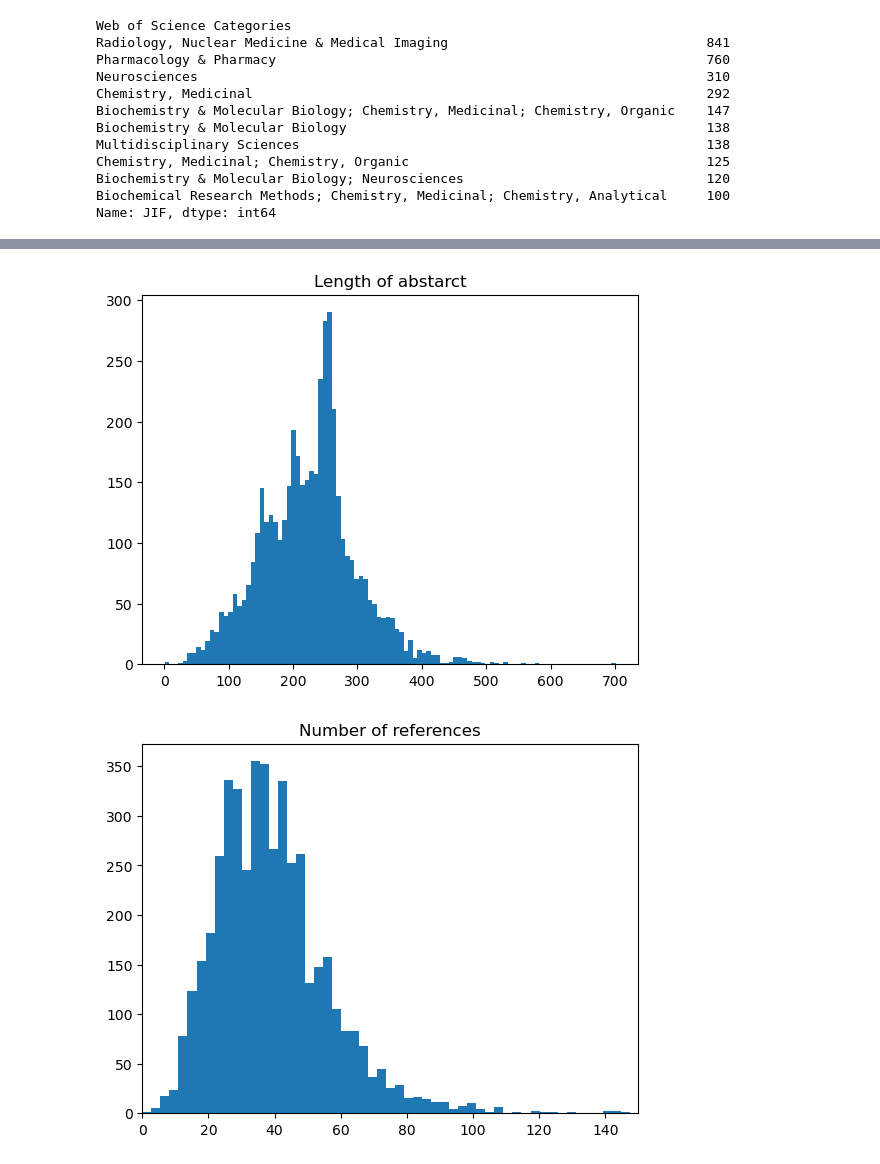
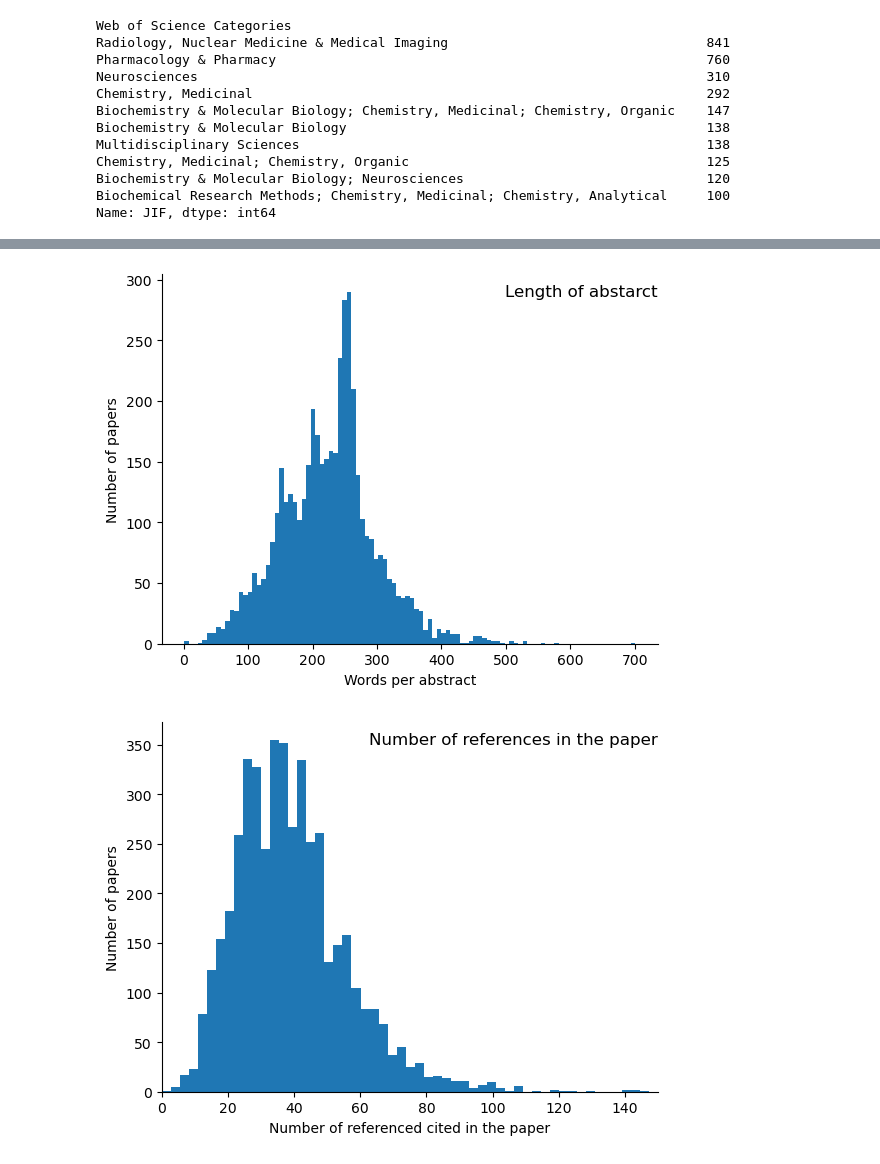
Before and after one commit to ArtemChemist/w266_project, a Jupyter notebook: EDA.ipynb, the cells around one changed output, grey strips where cells are left out. Cells and saved outputs as stored; diff of their text form; code cells hidden in the pictures.

```diff
--- a/EDA.ipynb
+++ b/EDA.ipynb
@@ -86,18 +102,29 @@ fig.savefig('Auth_hist.png', dpi=100)
 df['num_words'] = df['Abstract'].apply(lambda x: len(x.split(' ')))
 fig, ax = plt.subplots()
 ax.hist(df['num_words'], bins=100)
-ax.set_title('Length of abstarct')
-#ax.set_xlim(0,20)
+ax.set_title('Length of abstarct', y=1.0, loc='right', pad=-16)
+ax.set_ylabel('Number of papers')
+ax.set_xlabel('Words per abstract')
+ax.spines['top'].set_visible(False)
+ax.spines['right'].set_visible(False)
 plt.show()
-fig.savefig('Abs_hist.png', dpi=100)
+
+fig_path = os.path.join('.', 'report_latex', 'Images', 'Abs_len.png')
+fig.savefig(fig_path, dpi=100)
 # %% [output]
-[figure, old version]
+[figure, new version]
 # %%
 fig, ax = plt.subplots()
 ax.hist(df['Cited Reference Count'], bins=100)
-ax.set_title('Number of references')
+ax.set_title('Number of references in the paper', loc='right', y=1.0, pad=-16)
 ax.set_xlim(0,150)
+ax.set_ylabel('Number of papers')
+ax.set_xlabel('Number of referenced cited in the paper')
+ax.spines['top'].set_visible(False)
+ax.spines['right'].set_visible(False)
 plt.show()
-fig.savefig('Ref_hist.png', dpi=100)
+
+fig_path = os.path.join('.', 'report_latex', 'Images', 'Num_ref.png')
+fig.savefig(fig_path, dpi=100)
 # %% [output]
-[figure, old version]
+[figure, new version]
```
Also changed, not shown: parts of 8 cells of this notebook, 3 other files.
